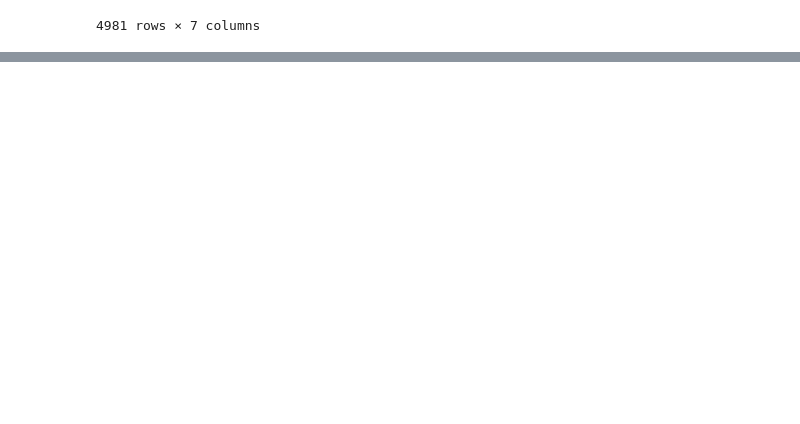
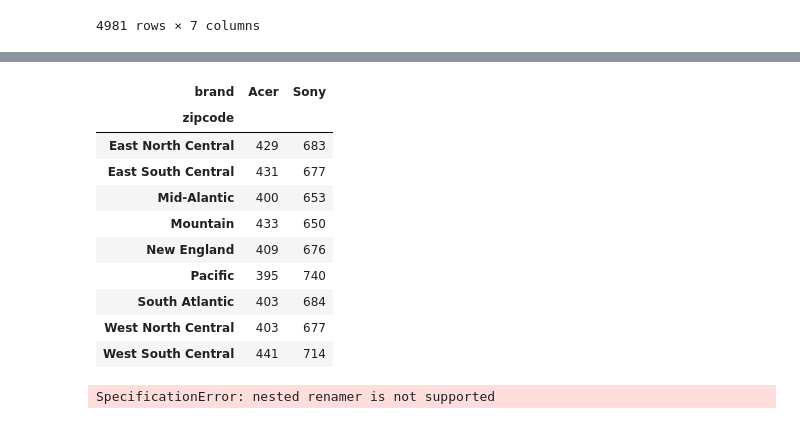
Before and after one commit to tle2001/market-research, a Jupyter notebook: market-research.ipynb, the cells around one changed output, grey strips where cells are left out. Drawn from its saved outputs; the diff is of its cells as text; code cells hidden in the pictures; blank space fills up the shorter version.

```diff
--- a/market-research.ipynb
+++ b/market-research.ipynb
@@ -333,0 +344,23 @@ credit_more_mean
+# %%
+#cross table for the brand and the zipcode/place
+cross_brand_zip = pd.crosstab(df_cat.zipcode, df_cat.brand)
+cross_brand_zip
+# %% [output]
+| brand | Acer | Sony |
+| zipcode |  |  |
+| East North Central | 429 | 683 |
+| East South Central | 431 | 677 |
+| Mid-Alantic | 400 | 653 |
+| Mountain | 433 | 650 |
+| New England | 409 | 676 |
+| Pacific | 395 | 740 |
+| South Atlantic | 403 | 684 |
+| West North Central | 403 | 677 |
+| West South Central | 441 | 714 |
+# %%
+#using groupby for check for the metrics of the numerical by the categorical
+#group by brands
+
+groupby_brand = df_cat.groupby("brand")["credit"].agg({"mean": "mean"})
+# %% [output]
+SpecificationError: nested renamer is not supported
```
Also changed, not shown: parts of 2 cells of this notebook.
